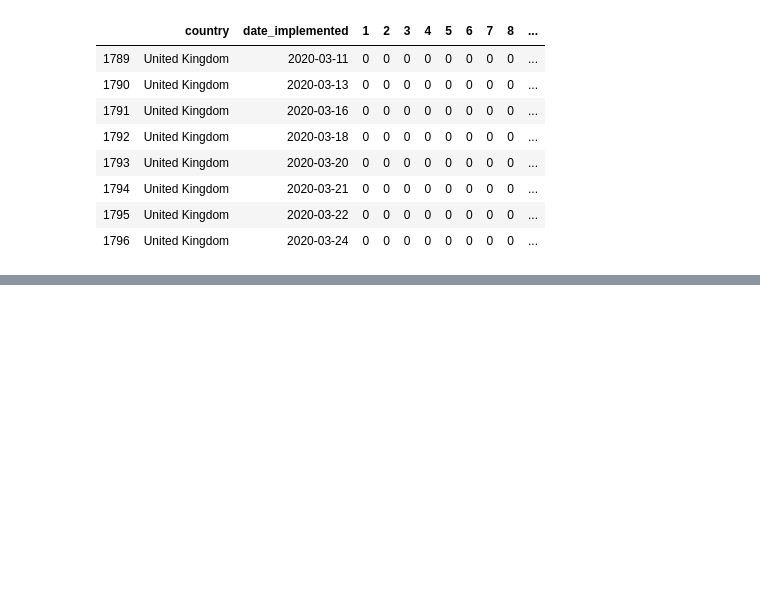
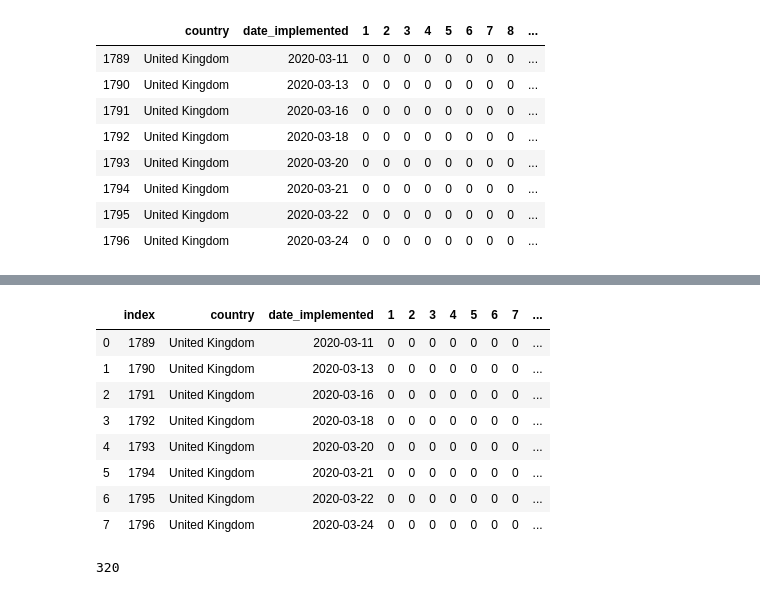
Before and after one commit to TheTeamFormallyKnownAsRunTimeTerror/CovidPredictiveModel, a Jupyter notebook: Measures.ipynb, the cells around one changed output, grey strips where cells are left out. Saved outputs shown, nothing was run; the diff lists cells and outputs as text; code cells hidden in the pictures; blank space fills up the shorter version.

Commit message:
feature importance calculation; updated measures dataset

```diff
--- a/Measures.ipynb
+++ b/Measures.ipynb
@@ -792,0 +815,18 @@ aggregated_measures.loc[aggregated_measures['country'] == 'United Kingdom']
+# %%
+aggregated_uk_measures = aggregated_measures.loc[aggregated_measures["country"] == "United Kingdom"].reset_index()
+# %%
+aggregated_uk_measures.sort_values(["date_implemented"]).head(10)
+# %% [output]
+|  | index | country | date_implemented | 1 | 2 | 3 | 4 | 5 | 6 | 7 | ... |
+| 0 | 1789 | United Kingdom | 2020-03-11 | 0 | 0 | 0 | 0 | 0 | 0 | 0 | ... |
+| 1 | 1790 | United Kingdom | 2020-03-13 | 0 | 0 | 0 | 0 | 0 | 0 | 0 | ... |
+| 2 | 1791 | United Kingdom | 2020-03-16 | 0 | 0 | 0 | 0 | 0 | 0 | 0 | ... |
+| 3 | 1792 | United Kingdom | 2020-03-18 | 0 | 0 | 0 | 0 | 0 | 0 | 0 | ... |
+| 4 | 1793 | United Kingdom | 2020-03-20 | 0 | 0 | 0 | 0 | 0 | 0 | 0 | ... |
+| 5 | 1794 | United Kingdom | 2020-03-21 | 0 | 0 | 0 | 0 | 0 | 0 | 0 | ... |
+| 6 | 1795 | United Kingdom | 2020-03-22 | 0 | 0 | 0 | 0 | 0 | 0 | 0 | ... |
+| 7 | 1796 | United Kingdom | 2020-03-24 | 0 | 0 | 0 | 0 | 0 | 0 | 0 | ... |
+# %%
+aggregated_uk_measures.size
+# %% [output]
+320
```
Also changed, not shown: parts of 28 cells of this notebook, 1 other file.
